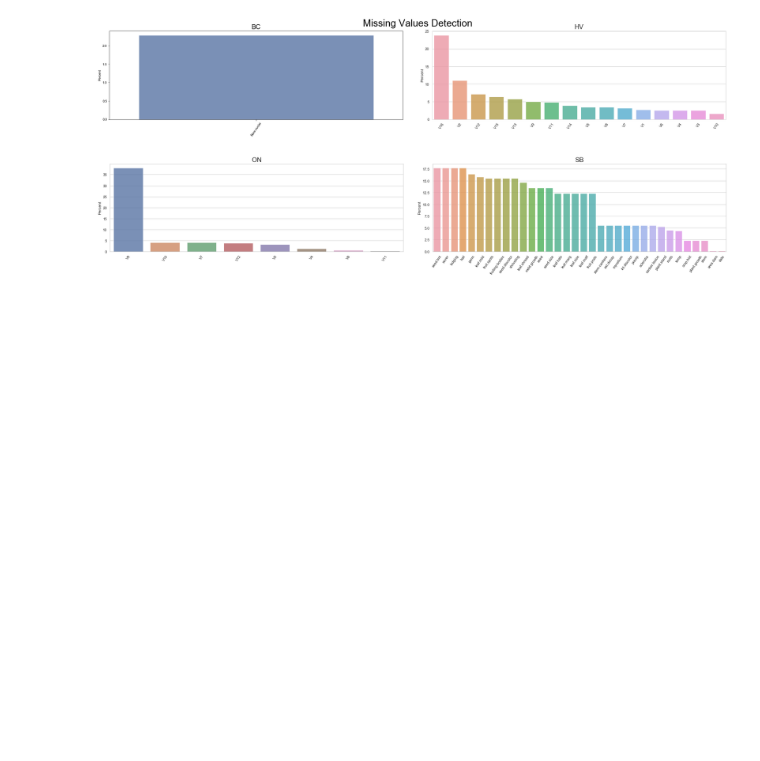
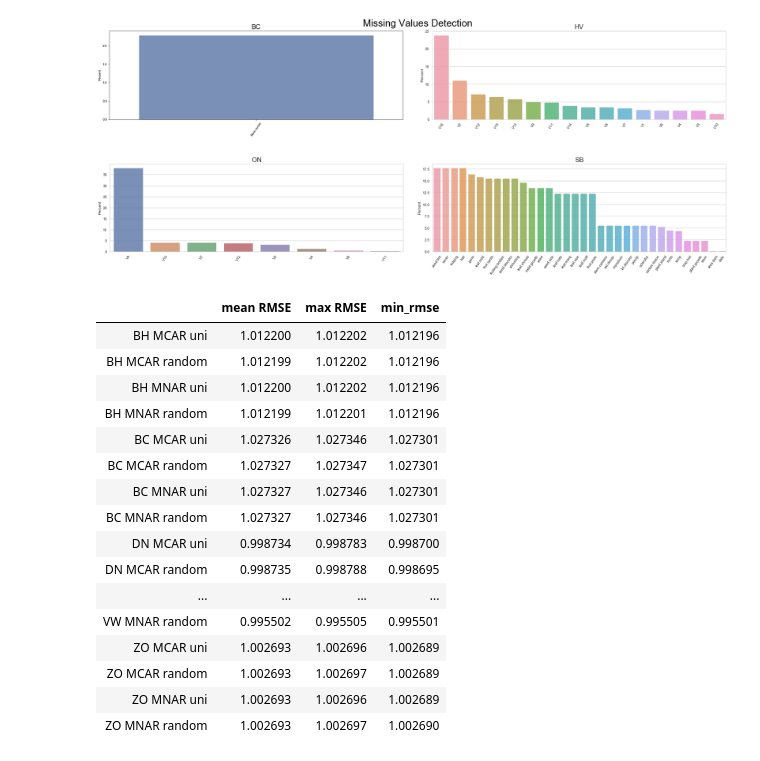
Before and after one commit to LivLilli/MIDA, a Jupyter notebook: project.ipynb, the cells around one changed output. Cells and saved outputs as stored; diff of their text form; code cells hidden in the pictures; blank space fills up the shorter version.

Commit message:
run algo, build df of results and add load model.

```diff
--- a/project.ipynb
+++ b/project.ipynb
@@ -421,7 +423,8 @@ class missingness(object):
 
         - missingness threshold.
 
-    It induces missingness to input dataframe, in 4 different ways. It starts appending a uniform random vector as new column of the df, with values in [0,1]
+    It induces missingness to input dataframe, in 4 different ways. It starts appending a uniform random vector as new column of the df, with values in [0,1].
+
     Then it induces uniform MCAR, random MCAR, uniform MNAR or random MNAR missingness to the df, based on the values of the initial uniform random vector.
     '''
 
@@ -529,6 +532,11 @@ class missingness(object):
         return df_mnar_rand
 
     def apply_missingness(self, i):
+        '''
+        Returns:
+
+            - 4 corrupted datasets: each one is the input df with added a missingness of the 4 types.
+        '''
         df_mcar_uni = self._MCAR_uniform()
         df_mcar_rand = self._MCAR_random()
         df_mnar_uni = self._MNAR_uniform()
@@ -669,0 +758,41 @@ min_rmse = [min(ll) for ll in list(dd.values())]
+# %%
+# list of 60 mean rmse
+mean_rmse = [np.mean(ll) for ll in list(d_5_imp.values())]
+# list of 60 max rmse
+max_rmse = [max(ll) for ll in list(d_5_imp.values())]
+# list of 60 min rmse
+min_rmse = [min(ll) for ll in list(d_5_imp.values())]
+
+
+# create list of row names for final df of results
+df_names = ['BH', 'BC', 'DN', 'GL', 'HV', 'IS', 'ON', 'SL', 'SR', 'ST', 'SN', 'SB', 'VC', 'VW', 'ZO']
+row_names = []
+for df in df_names:
+    name1 = '%s'%df+' MCAR uni'
+    name2 = '%s'%df+' MCAR random'
+    name3 = '%s'%df+' MNAR uni'
+    name4 = '%s'%df+' MNAR random'
+    row_names +=[name1, name2, name3, name4]
+
+
+# df of results
+result_df = pd.DataFrame({'mean RMSE': mean_rmse, 'max RMSE': max_rmse, 'min_rmse':min_rmse}, index = row_names)
+result_df
+# %% [output]
+|  | mean RMSE | max RMSE | min_rmse |
+| BH MCAR uni | 1.012200 | 1.012202 | 1.012196 |
+| BH MCAR random | 1.012199 | 1.012202 | 1.012196 |
+| BH MNAR uni | 1.012200 | 1.012202 | 1.012196 |
+| BH MNAR random | 1.012199 | 1.012201 | 1.012196 |
+| BC MCAR uni | 1.027326 | 1.027346 | 1.027301 |
+| BC MCAR random | 1.027327 | 1.027347 | 1.027301 |
+| BC MNAR uni | 1.027327 | 1.027346 | 1.027301 |
+| BC MNAR random | 1.027327 | 1.027346 | 1.027301 |
+| DN MCAR uni | 0.998734 | 0.998783 | 0.998700 |
+| DN MCAR random | 0.998735 | 0.998788 | 0.998695 |
+| ... | ... | ... | ... |
+| VW MNAR random | 0.995502 | 0.995505 | 0.995501 |
+| ZO MCAR uni | 1.002693 | 1.002696 | 1.002689 |
+| ZO MCAR random | 1.002693 | 1.002697 | 1.002689 |
+| ZO MNAR uni | 1.002693 | 1.002696 | 1.002689 |
+| ZO MNAR random | 1.002693 | 1.002697 | 1.002690 |
```
Also changed, not shown: parts of 5 cells of this notebook.
